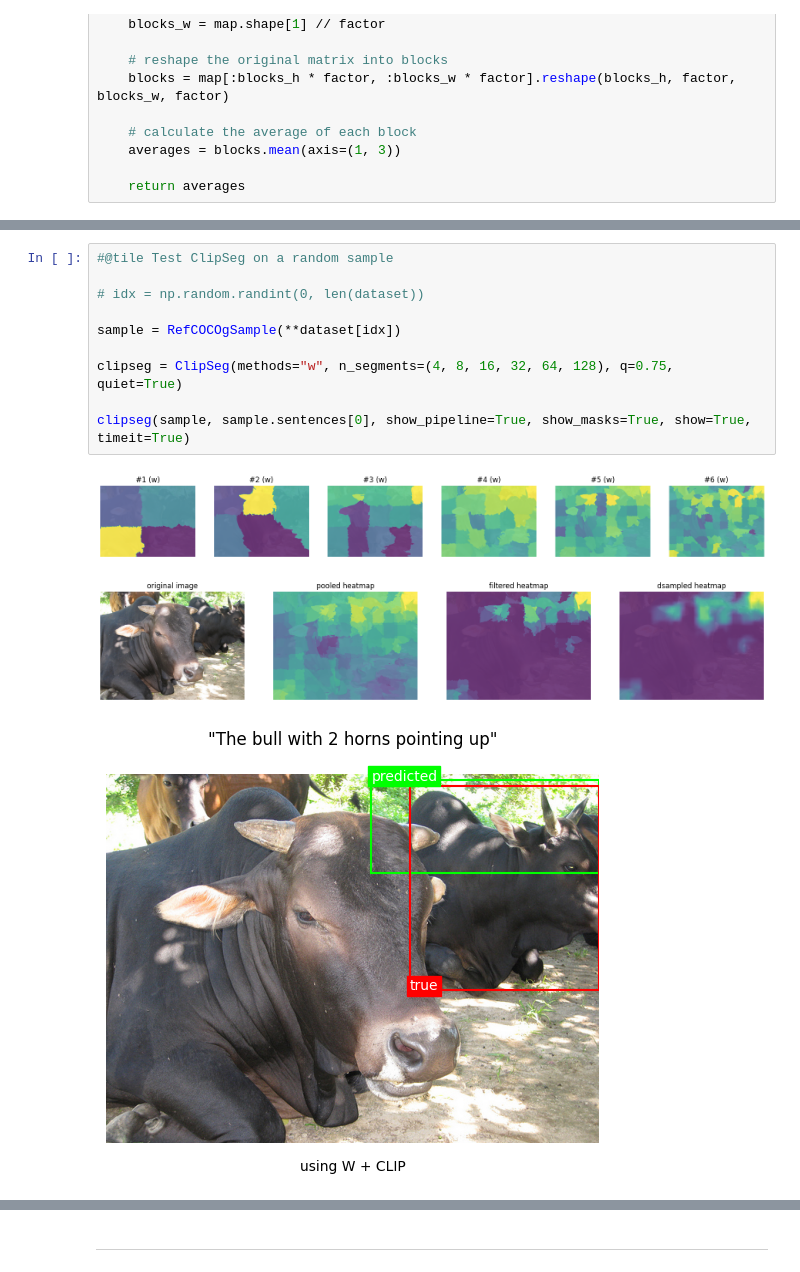
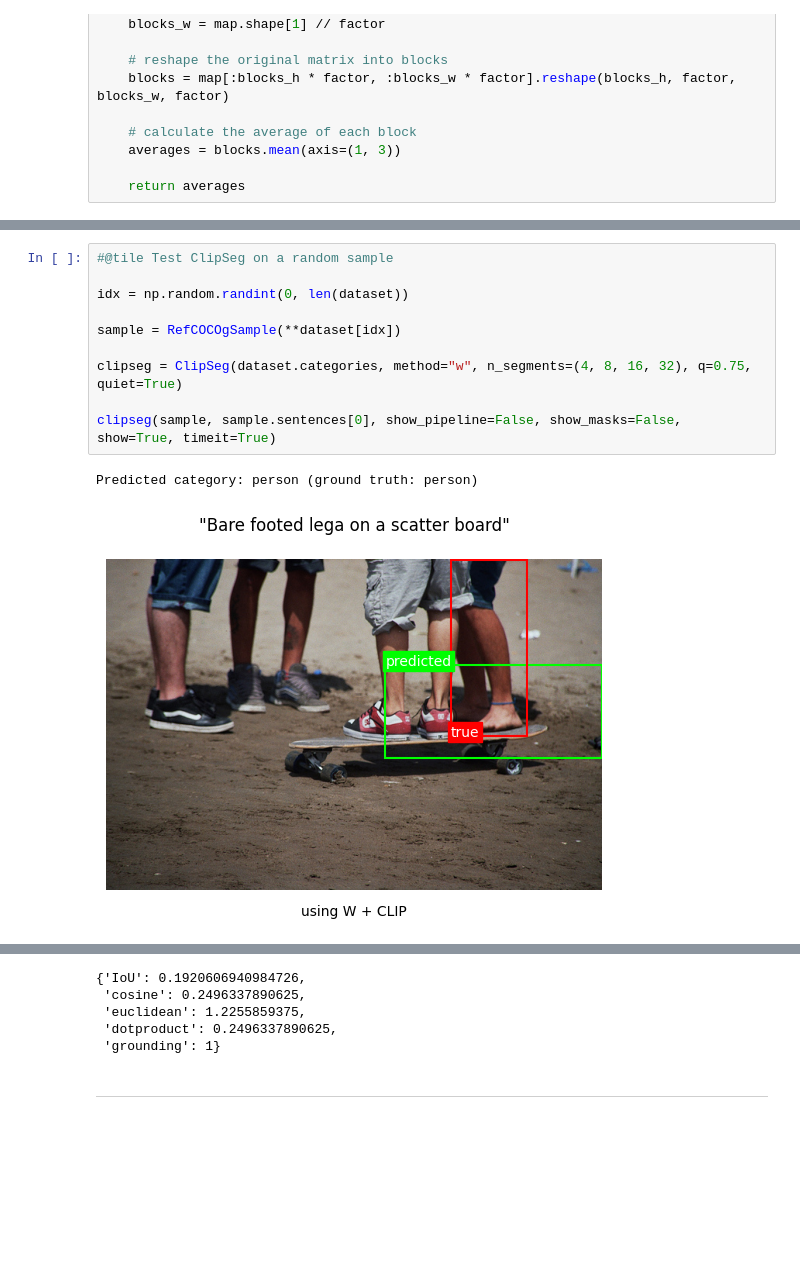
Before and after one commit to synchroazel/visual-grounding, a Jupyter notebook: seg_clip.ipynb, the cells around one changed output, grey strips where cells are left out. Saved outputs shown, nothing was run; the diff lists cells and outputs as text; blank space fills up the shorter version.

Commit message:
adjustements to segclip pipeline (almost final)

```diff
--- a/seg_clip.ipynb
+++ b/seg_clip.ipynb
@@ -349,14 +342,13 @@ class ClipSeg:
 # %%
 #@tile Test ClipSeg on a random sample
 
-# idx = np.random.randint(0, len(dataset))
+idx = np.random.randint(0, len(dataset))
 
 sample = RefCOCOgSample(**dataset[idx])
 
-clipseg = ClipSeg(methods="w", n_segments=(4, 8, 16, 32, 64, 128), q=0.75, quiet=True)
+clipseg = ClipSeg(dataset.categories, method="w", n_segments=(4, 8, 16, 32), q=0.75, quiet=True)
 
-clipseg(sample, sample.sentences[0], show_pipeline=True, show_masks=True, show=True, timeit=True)
+clipseg(sample, sample.sentences[0], show_pipeline=False, show_masks=False, show=True, timeit=True)
 # %% [output]
+Predicted category: person (ground truth: person)
-[figure, old version]
+[figure, new version]
-[figure, removed]
-[figure, removed]
@@ -365,3 +356,8 @@ clipseg(sample, sample.sentences[0], show_pipeline=True, show_masks=True, show=T
+{'IoU': 0.1920606940984726,
+ 'cosine': 0.2496337890625,
+ 'euclidean': 1.2255859375,
+ 'dotproduct': 0.2496337890625,
+ 'grounding': 1}
 # %% [markdown]
 ---
 # %%
```
Also changed, not shown: parts of 7 cells of this notebook, 5 other files.
